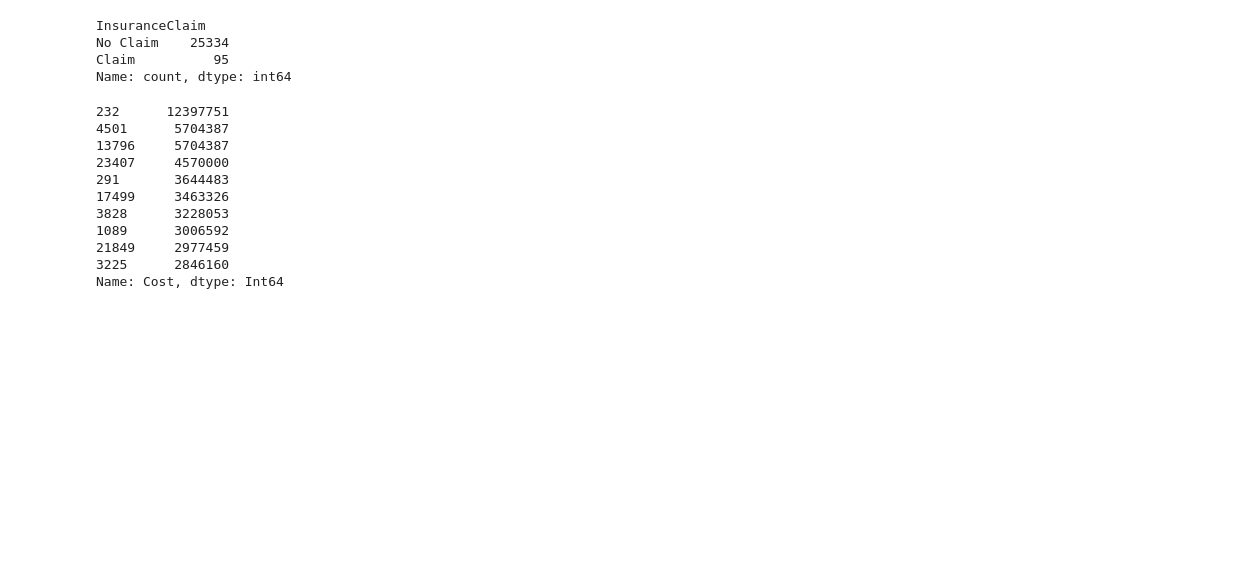
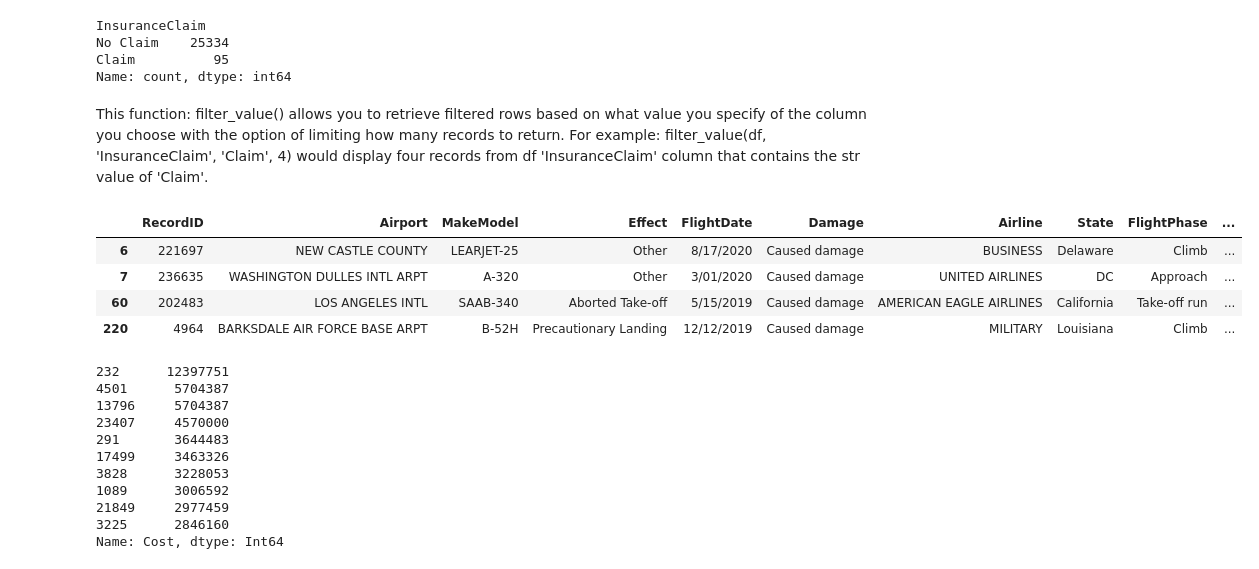
Before and after one commit to Kiyojute/Bird_Strikes, a Jupyter notebook: Aviation_Bird_Strikes.ipynb, the cells around one changed output. Cells and saved outputs as stored; diff of their text form; code cells hidden in the pictures; blank space fills up the shorter version.

Commit message:
added filter func

```diff
--- a/Aviation_Bird_Strikes.ipynb
+++ b/Aviation_Bird_Strikes.ipynb
@@ -252,6 +252,35 @@ InsuranceClaim
 No Claim    25334
 Claim          95
 Name: count, dtype: int64
+# %% [markdown]
+This function: filter_value() allows you to retrieve filtered rows based on what value you specify of the column you choose with the option of limiting how many records to return. For example: filter_value(df, 'InsuranceClaim', 'Claim', 4) would display four records from df 'InsuranceClaim' column that contains the str value of 'Claim'.
+# %%
+# Original function before modifying limits
+# def filter_value(df: pd.DataFrame, column: str, value: str) -> pd.DataFrame:
+#     return df[df[column] == value]
+
+#Returns filtered DataFrame where specified column matches given string value
+def filter_value(df: pd.DataFrame, column: str, value: str, limit: int = None) -> pd.DataFrame:
+    filtered_df = df[df[column] == value]
+    if limit is not None:
+        return filtered_df.head(limit)
+    else:
+        return filtered_df
+
+    """
+    Parameters:
+    df (pd.DataFrame): The input DataFrame
+    column (str): name of the column to filter on
+    value (str): string value to match
+    limit (int): limit number of rows displayed """
+# %%
+filter_value(df, 'InsuranceClaim', 'Claim', 4)
+# %% [output]
+|  | RecordID | Airport | MakeModel | Effect | FlightDate | Damage | Airline | State | FlightPhase | ... |
+| 6 | 221697 | NEW CASTLE COUNTY | LEARJET-25 | Other | 8/17/2020 | Caused damage | BUSINESS | Delaware | Climb | ... |
+| 7 | 236635 | WASHINGTON DULLES INTL ARPT | A-320 | Other | 3/01/2020 | Caused damage | UNITED AIRLINES | DC | Approach | ... |
+| 60 | 202483 | LOS ANGELES INTL | SAAB-340 | Aborted Take-off | 5/15/2019 | Caused damage | AMERICAN EAGLE AIRLINES | California | Take-off run | ... |
+| 220 | 4964 | BARKSDALE AIR FORCE BASE ARPT | B-52H | Precautionary Landing | 12/12/2019 | Caused damage | MILITARY | Louisiana | Climb | ... |
 # %%
 #Listing top 10 values in 'Cost' column
 df['Cost'].sort_values(ascending=False).head(10)
```
Also changed, not shown: 1 other file.
